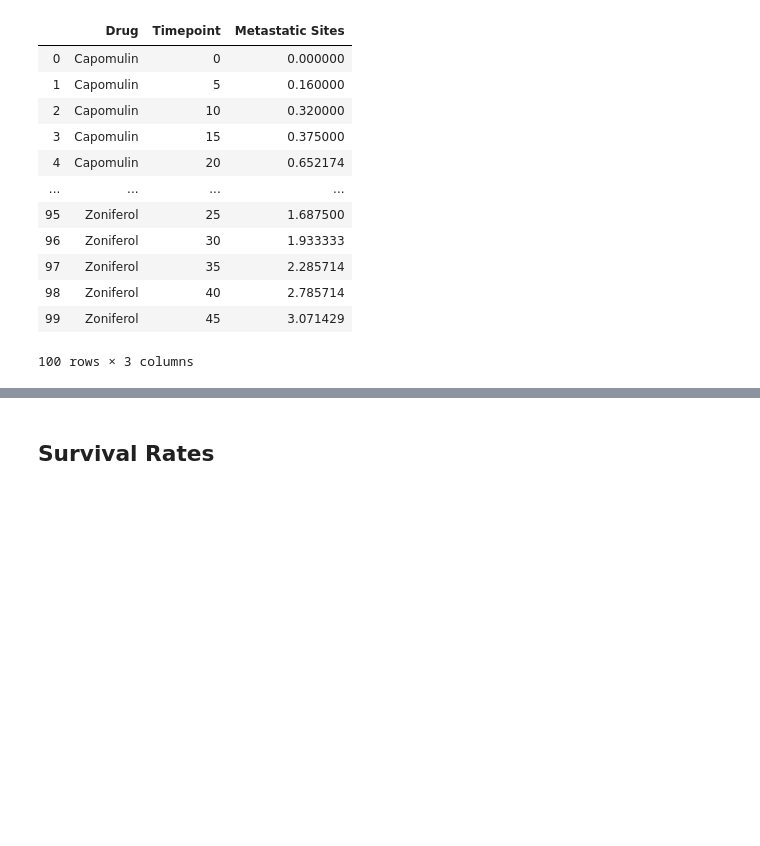
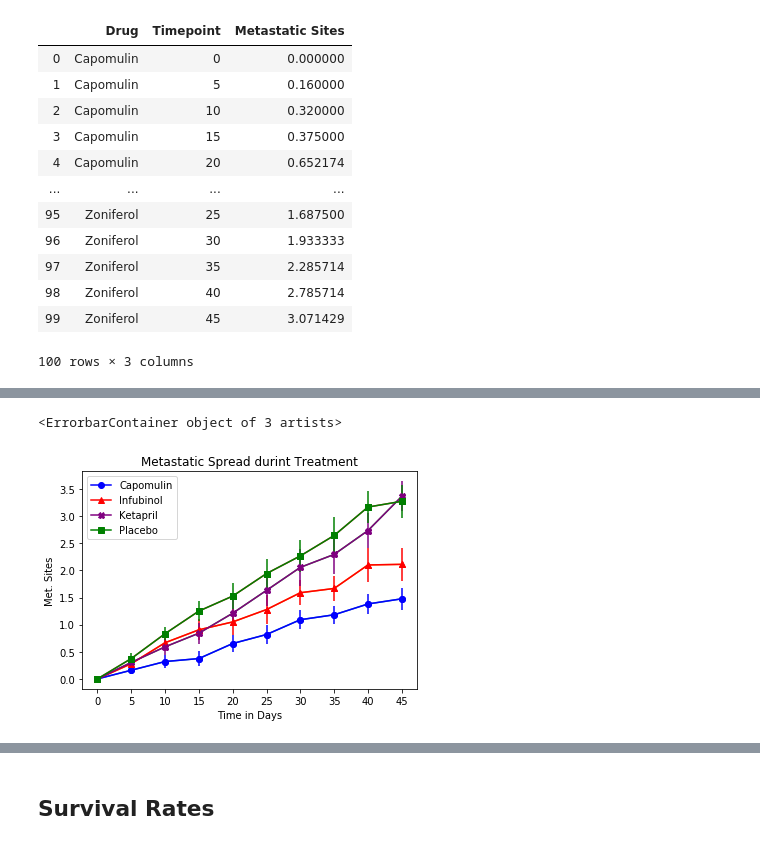
Before and after one commit to DutchDS/Matplotlib-Challenge, a Jupyter notebook: Pymaceuticals/pymaceuticals_challenge.ipynb, the cells around one changed output, grey strips where cells are left out. Saved outputs shown, nothing was run; the diff lists cells and outputs as text; code cells hidden in the pictures; blank space fills up the shorter version.

```diff
--- a/Pymaceuticals/pymaceuticals_challenge.ipynb
+++ b/Pymaceuticals/pymaceuticals_challenge.ipynb
@@ -169,4 +181,6 @@ sem_metastat_value_df.head()
 # %%
 # Minor Data Munging to Re-Format the Data Frames
-
+metastatic_pivot = metastatic_response_to_treatment.pivot_table("Metastatic Sites", "Timepoint","Drug")
+metastatic_pivot_small = metastatic_pivot[["Capomulin","Infubinol","Ketapril","Placebo",]]
 # Preview that Reformatting worked
+metastatic_pivot_small.head()
@@ -190,3 +195,33 @@ sem_metastat_value_df.head()
+# %%
+# Generate the Plot (with Error Bars)
+x_axis = np.arange(len(metastatic_pivot_small))
+
+tick_locations = [value for value in x_axis]
+time_points = metastatic_response_to_treatment["Timepoint"].unique()
+plt.xticks(x_axis, time_points)
+
+# Plot the chart with lables and title
+plt.plot (x_axis, metastatic_pivot_small)
+plt.xlabel("Time in Days")
+plt.ylabel("Met. Sites")
+plt.title("Metastatic Spread durint Treatment")
+
+# Define Handles
+Capomulin_handle, = plt.plot(x_axis, metastatic_pivot_small["Capomulin"], marker ='o', color='blue', label="Capomulin")
+Infubinol_handle, = plt.plot(x_axis, metastatic_pivot_small["Infubinol"], marker='^', color='red', label="Infubinol")
+Ketapril_handle, = plt.plot(x_axis, metastatic_pivot_small["Ketapril"], marker='X', color='purple', label="Ketapril")
+Placebo_handle, = plt.plot(x_axis, metastatic_pivot_small["Placebo"], marker='s', color='green', label="Placebo")
+
+ax = plt.subplot(111)
+ax.legend()
+
+ax.errorbar(x_axis, metastatic_pivot_small["Capomulin"], yerr=sem_pivot_small["Capomulin"], fmt="o", color='blue')
+ax.errorbar(x_axis, metastatic_pivot_small["Infubinol"], yerr=sem_pivot_small["Infubinol"], fmt="^", color='red')
+ax.errorbar(x_axis, metastatic_pivot_small["Ketapril"], yerr=sem_pivot_small["Ketapril"], fmt="X", color='purple')
+ax.errorbar(x_axis, metastatic_pivot_small["Placebo"], yerr=sem_pivot_small["Placebo"], fmt="s", color='green')
+# %% [output]
+<ErrorbarContainer object of 3 artists>
+[figure, added]
 # %% [markdown]
 ![Metastatic Spread During Treatment](../Images/spread.png)
 # %% [markdown]
```
Also changed, not shown: parts of 5 cells of this notebook.
